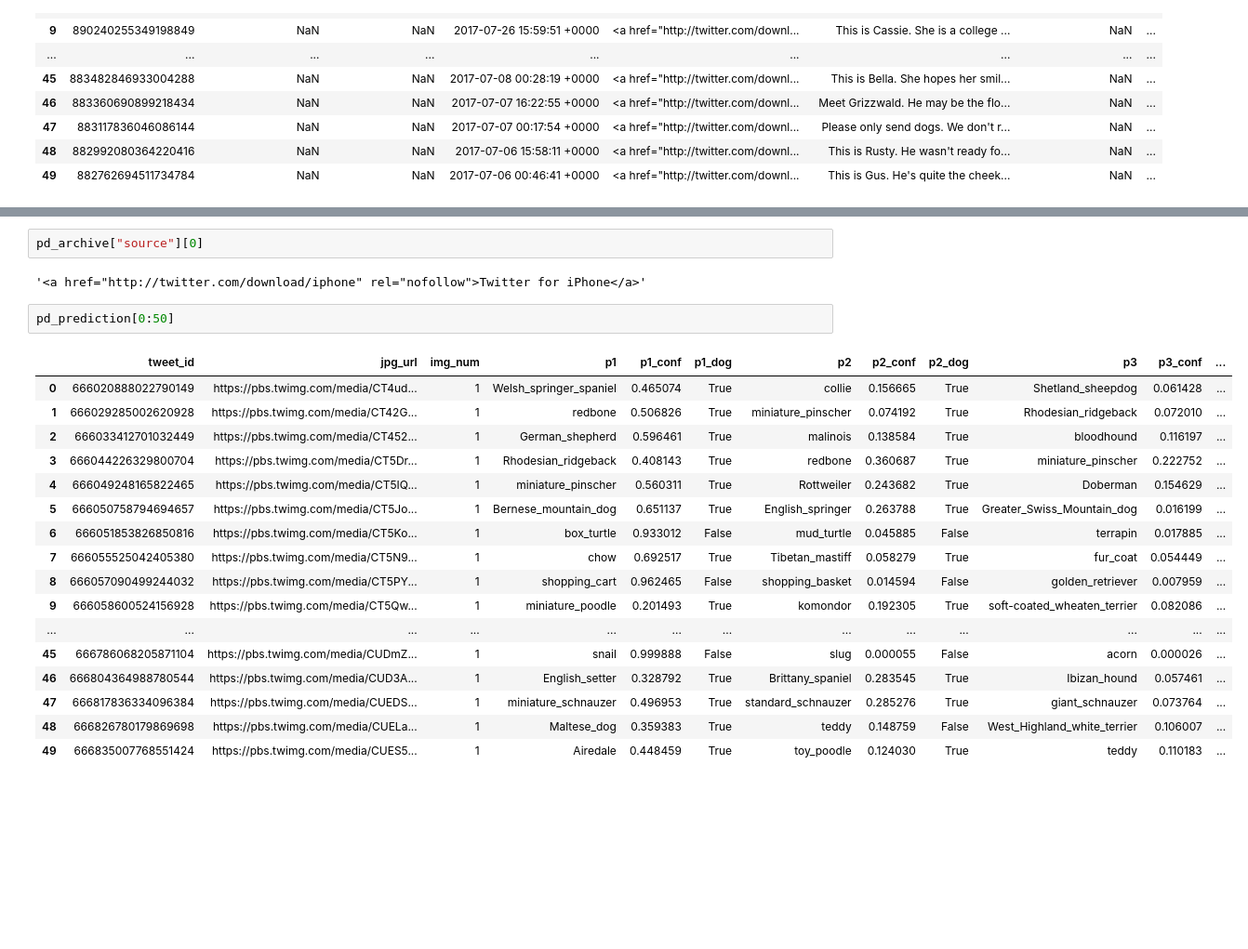
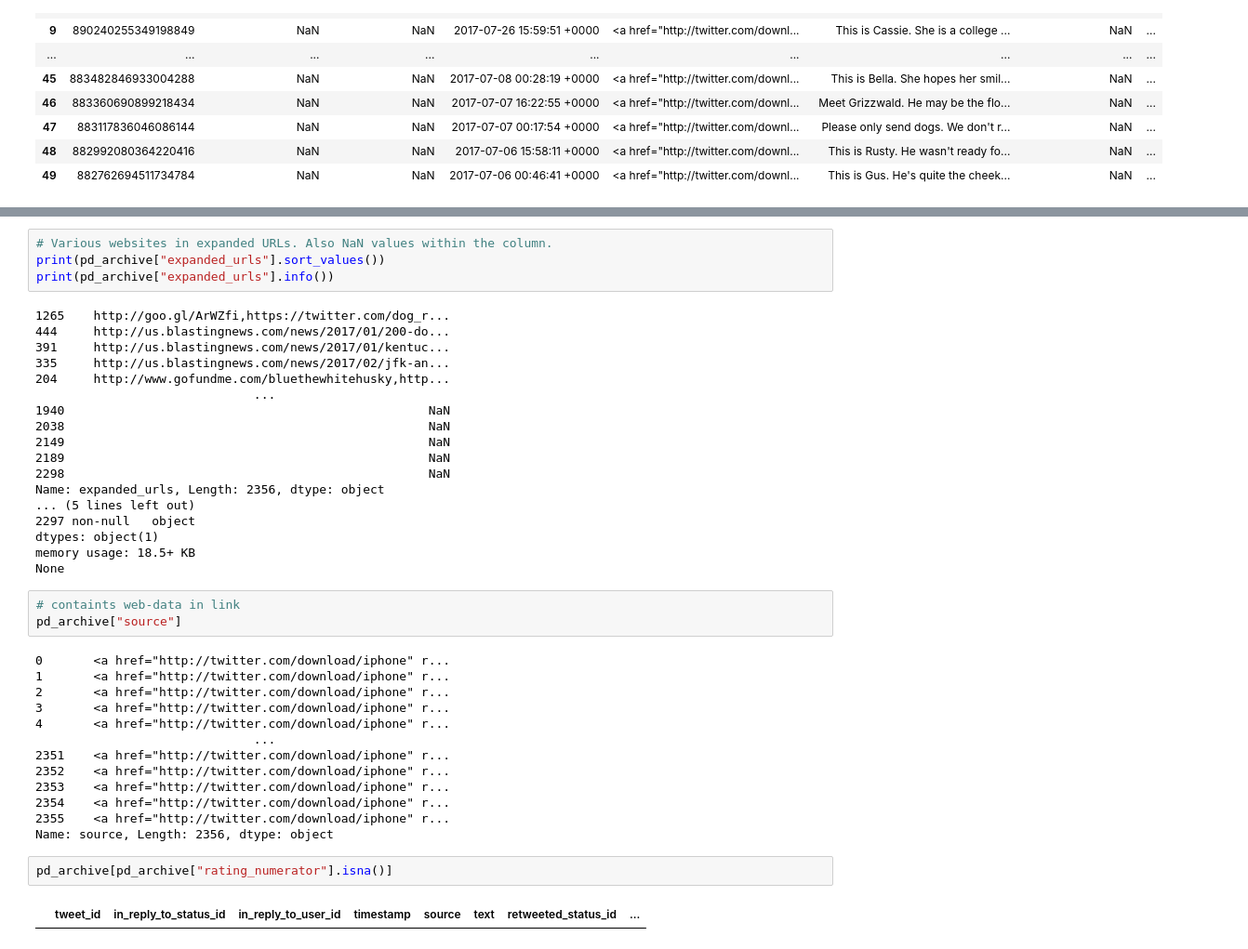
Before and after one commit to matjoh98/Udacity, a Jupyter notebook: Projects/Project 4/Untitled.ipynb, the cells around one changed output, grey strips where cells are left out. Shown: that part at 93% size. Drawn from its saved outputs; the diff is of its cells as text; blank space fills up the shorter version.

```diff
--- a/Projects/Project 4/Untitled.ipynb
+++ b/Projects/Project 4/Untitled.ipynb
@@ -233,25 +241,43 @@ Name: name, Length: 2356, dtype: object
 # %%
-pd_archive["source"][0]
+# Various websites in expanded URLs. Also NaN values within the column.
+print(pd_archive["expanded_urls"].sort_values())
+print(pd_archive["expanded_urls"].info())
 # %% [output]
-'<a href="http://twitter.com/download/iphone" rel="nofollow">Twitter for iPhone</a>'
+1265    http://goo.gl/ArWZfi,https://twitter.com/dog_r...
+444     http://us.blastingnews.com/news/2017/01/200-do...
+391     http://us.blastingnews.com/news/2017/01/kentuc...
+335     http://us.blastingnews.com/news/2017/02/jfk-an...
+204     http://www.gofundme.com/bluethewhitehusky,http...
+                              ...
+1940                                                  NaN
+2038                                                  NaN
+2149                                                  NaN
+2189                                                  NaN
+2298                                                  NaN
+Name: expanded_urls, Length: 2356, dtype: object
+... (5 lines left out)
+2297 non-null   object
+dtypes: object(1)
+memory usage: 18.5+ KB
+None
+# %%
+# containts web-data in link
+pd_archive["source"]
+# %% [output]
+0       <a href="http://twitter.com/download/iphone" r...
+1       <a href="http://twitter.com/download/iphone" r...
+2       <a href="http://twitter.com/download/iphone" r...
+3       <a href="http://twitter.com/download/iphone" r...
+4       <a href="http://twitter.com/download/iphone" r...
+                              ...
+2351    <a href="http://twitter.com/download/iphone" r...
+2352    <a href="http://twitter.com/download/iphone" r...
+2353    <a href="http://twitter.com/download/iphone" r...
+2354    <a href="http://twitter.com/download/iphone" r...
+2355    <a href="http://twitter.com/download/iphone" r...
+Name: source, Length: 2356, dtype: object
 # %%
-pd_prediction[0:50]
+pd_archive[pd_archive["rating_numerator"].isna()]
 # %% [output]
-|  | tweet_id | jpg_url | img_num | p1 | p1_conf | p1_dog | p2 | p2_conf | p2_dog | p3 | p3_conf | ... |
-| 0 | 666020888022790149 | https://pbs.twimg.com/media/CT4ud... | 1 | Welsh_springer_spaniel | 0.465074 | True | collie | 0.156665 | True | Shetland_sheepdog | 0.061428 | ... |
-| 1 | 666029285002620928 | https://pbs.twimg.com/media/CT42G... | 1 | redbone | 0.506826 | True | miniature_pinscher | 0.074192 | True | Rhodesian_ridgeback | 0.072010 | ... |
-| 2 | 666033412701032449 | https://pbs.twimg.com/media/CT452... | 1 | German_shepherd | 0.596461 | True | malinois | 0.138584 | True | bloodhound | 0.116197 | ... |
-| 3 | 666044226329800704 | https://pbs.twimg.com/media/CT5Dr... | 1 | Rhodesian_ridgeback | 0.408143 | True | redbone | 0.360687 | True | miniature_pinscher | 0.222752 | ... |
-| 4 | 666049248165822465 | https://pbs.twimg.com/media/CT5IQ... | 1 | miniature_pinscher | 0.560311 | True | Rottweiler | 0.243682 | True | Doberman | 0.154629 | ... |
-| 5 | 666050758794694657 | https://pbs.twimg.com/media/CT5Jo... | 1 | Bernese_mountain_dog | 0.651137 | True | English_springer | 0.263788 | True | Greater_Swiss_Mountain_dog | 0.016199 | ... |
-| 6 | 666051853826850816 | https://pbs.twimg.com/media/CT5Ko... | 1 | box_turtle | 0.933012 | False | mud_turtle | 0.045885 | False | terrapin | 0.017885 | ... |
-| 7 | 666055525042405380 | https://pbs.twimg.com/media/CT5N9... | 1 | chow | 0.692517 | True | Tibetan_mastiff | 0.058279 | True | fur_coat | 0.054449 | ... |
-| 8 | 666057090499244032 | https://pbs.twimg.com/media/CT5PY... | 1 | shopping_cart | 0.962465 | False | shopping_basket | 0.014594 | False | golden_retriever | 0.007959 | ... |
-| 9 | 666058600524156928 | https://pbs.twimg.com/media/CT5Qw... | 1 | miniature_poodle | 0.201493 | True | komondor | 0.192305 | True | soft-coated_wheaten_terrier | 0.082086 | ... |
-| ... | ... | ... | ... | ... | ... | ... | ... | ... | ... | ... | ... | ... |
-| 45 | 666786068205871104 | https://pbs.twimg.com/media/CUDmZ... | 1 | snail | 0.999888 | False | slug | 0.000055 | False | acorn | 0.000026 | ... |
-| 46 | 666804364988780544 | https://pbs.twimg.com/media/CUD3A... | 1 | English_setter | 0.328792 | True | Brittany_spaniel | 0.283545 | True | Ibizan_hound | 0.057461 | ... |
-| 47 | 666817836334096384 | https://pbs.twimg.com/media/CUEDS... | 1 | miniature_schnauzer | 0.496953 | True | standard_schnauzer | 0.285276 | True | giant_schnauzer | 0.073764 | ... |
-| 48 | 666826780179869698 | https://pbs.twimg.com/media/CUELa... | 1 | Maltese_dog | 0.359383 | True | teddy | 0.148759 | False | West_Highland_white_terrier | 0.106007 | ... |
-| 49 | 666835007768551424 | https://pbs.twimg.com/media/CUES5... | 1 | Airedale | 0.448459 | True | toy_poodle | 0.124030 | True | teddy | 0.110183 | ... |
+|  | tweet_id | in_reply_to_status_id | in_reply_to_user_id | timestamp | source | text | retweeted_status_id | ... |
 # %%
```
Also changed, not shown: parts of 17 cells of this notebook.
